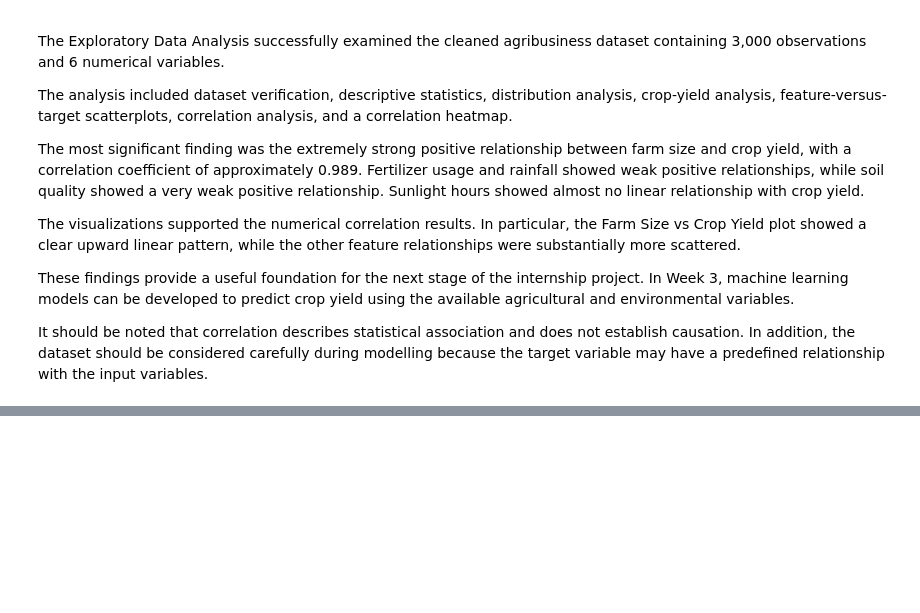
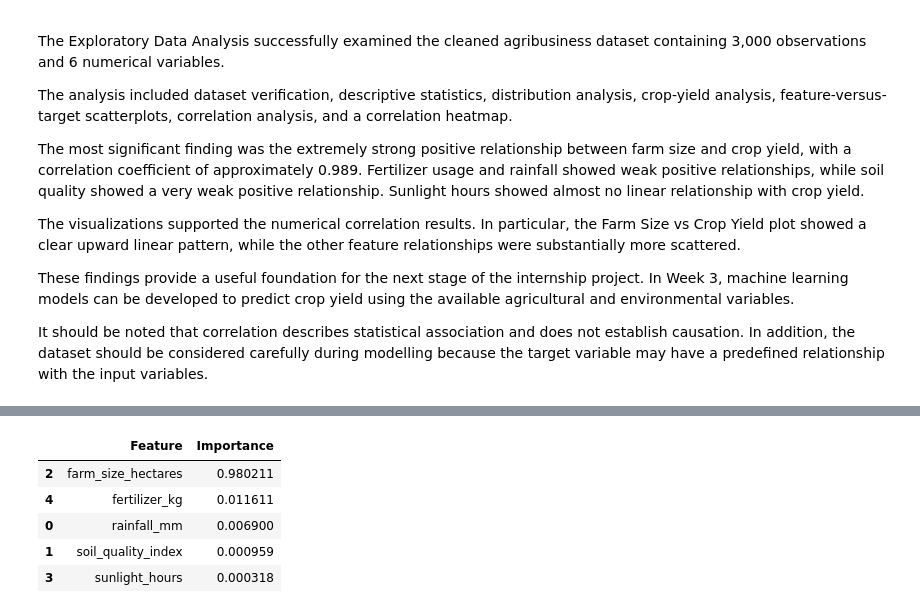
Before and after one commit to Chandril6290Da/agribusiness-crop-yield-analysis, a Jupyter notebook: Notebook/Agribusiness_Crop_Yield_Analysis.ipynb, the cells around one changed output, grey strips where cells are left out. Cells and saved outputs as stored; diff of their text form; code cells hidden in the pictures; blank space fills up the shorter version.

```diff
--- a/Notebook/Agribusiness_Crop_Yield_Analysis.ipynb
+++ b/Notebook/Agribusiness_Crop_Yield_Analysis.ipynb
@@ -910,0 +1053,10 @@ It should be noted that correlation describes statistical association and does n
+# %%
+X_train, X_test, y_train, y_test = train_test_split(
+    X,
+    y,
+    test_size=0.20,
+    random_state=42
+)
+
+print("Training samples:", X_train.shape[0])
+print("Testing samples:", X_test.shape[0])
@@ -910,0 +1235,19 @@ It should be noted that correlation describes statistical association and does n
+# %%
+feature_importance = pd.DataFrame({
+    "Feature": X.columns,
+    "Importance": rf_model.feature_importances_
+})
+
+feature_importance = feature_importance.sort_values(
+    by="Importance",
+    ascending=False
+)
+
+display(feature_importance)
+# %% [output]
+|  | Feature | Importance |
+| 2 | farm_size_hectares | 0.980211 |
+| 4 | fertilizer_kg | 0.011611 |
+| 0 | rainfall_mm | 0.006900 |
+| 1 | soil_quality_index | 0.000959 |
+| 3 | sunlight_hours | 0.000318 |
```
Also changed, not shown: parts of 25 cells of this notebook, 2 other files.
